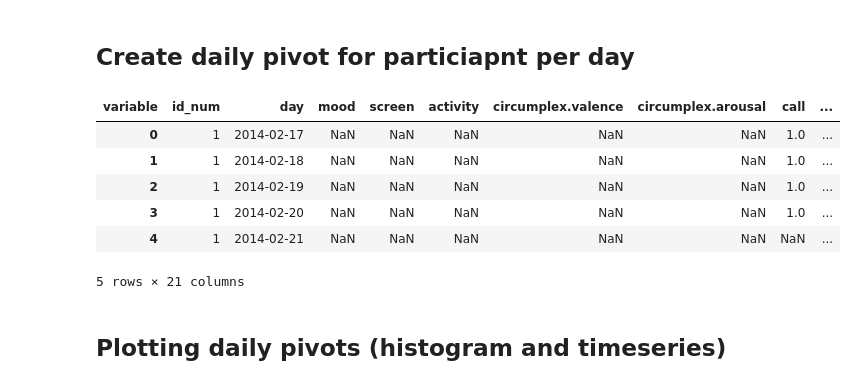
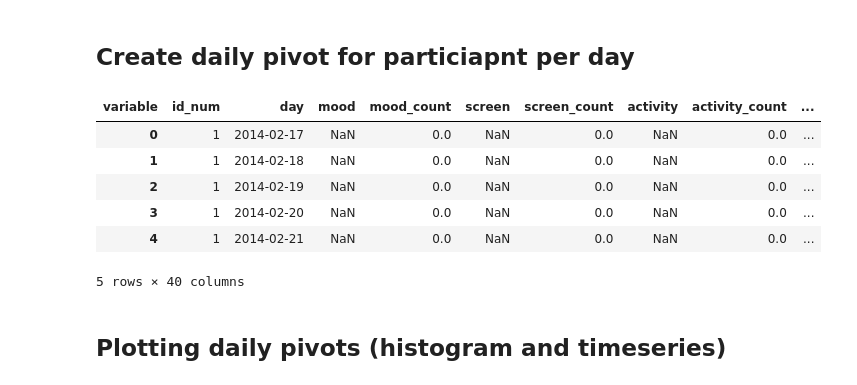
Before and after one commit to matushalak/DMT, a Jupyter notebook: analysis.ipynb, the cells around one changed output. Saved outputs shown, nothing was run; the diff lists cells and outputs as text; code cells hidden in the pictures.

Commit message:
added count data to the pivot table

```diff
--- a/analysis.ipynb
+++ b/analysis.ipynb
@@ -213,7 +215,7 @@ for person in df["id_num"].unique():
 ## Create daily pivot for particiapnt per day
 # %%
 
-def create_daily_pivot(df, participant="all", return_dict=False):
+def create_daily_pivot(df, participant="all", return_dict=False, counts=True):
     """
     Create a daily pivot table for a given participant or all participants or list of participants.
 
@@ -227,6 +229,7 @@ def create_daily_pivot(df, participant="all", return_dict=False):
         participant: Either "all" (to process all participants), a single participant id, or a list of participant ids.
         return_dict (bool): If True, returns a dictionary of pivot tables (keyed by participant).
                             Otherwise, returns a single DataFrame with 'id_num' and 'day' as columns.
+        counts (bool): If True, includes a count of the number of values for each variable per day.
 
     Returns:
         Either a dict mapping participant IDs to their daily pivot table or a combined DataFrame.
@@ -254,11 +257,43 @@ def create_daily_pivot(df, participant="all", return_dict=False):
     for part in participants:
         df_part = df_copy[df_copy["id_num"] == part].copy()
 
-        # Create a pivot table with day as index and variables as columns (aggregated by mean)
-        pivot = df_part.pivot_table(index="day",
+        # get a count of the number of values of variable per day
+        df_part["comprising_of"] = df_part.groupby(["day", "variable"])["value"].transform("count")
+
+        # select the mean aggregation columns, time values should be aggregated by sum
+        mean_agg = ["mood", "circumplex.valence", "circumplex.arousal", "activity"] # not sure about activity
+        sum_agg = [col for col in df_part["variable"].unique() if col not in mean_agg + ["id_num", "time", "day"]]
+
+        # Create a new DataFrame with the selected columns
+        df_part_sum = df_part[df_part["variable"].isin(sum_agg)].copy()
+
+
+
+        pivot_sum = df_part_sum.pivot_table(index="day",
+                                            columns="variable",
+                                            values="value",
+                                            aggfunc="sum")
+
+        df_part_mean = df_part[df_part["variable"].isin(mean_agg)].copy()
+        pivot_mean = df_part_mean.pivot_table(index="day",
+                                              columns="variable",
+                                              values="value",
+                                              aggfunc="mean")
+
+        # get the count of the number of values comprising the variable per day
+        pivot_count = df_part.pivot_table(index="day",
                                     columns="variable",
                                     values="value",
-                                    aggfunc="mean")
+                                    aggfunc="count")
+        #nans are 0
+        pivot_count = pivot_count.fillna(0)
+        pivot_count = pivot_count.add_suffix("_count")
+
+        # Combine the two pivot tables
+        pivot = pd.concat([pivot_sum, pivot_mean], axis=1)
+
+        if counts:
+            pivot = pd.concat([pivot, pivot_count], axis=1)
 
         # Create a complete date range from the earliest to the latest day for this participant
         full_range = pd.date_range(start=df_part["day"].min(), end=df_part["day"].max(), freq="D")
@@ -271,49 +306,54 @@ def create_daily_pivot(df, participant="all", return_dict=False):
 
         # reorder the columns
         desired_order = ["id_num", "day", "mood", "screen", "activity", "circumplex.valence", "circumplex.arousal", "call", "sms"]
+        if counts:
+            desired_order = ["id_num", "day", "mood", "mood_count", "screen", "screen_count", "activity", "activity_count", "circumplex.valence","circumplex.valence_count", "circumplex.arousal","circumplex.arousal_count", "call", "call_count", "sms", "sms_count"]
+
         other_columns = [p for p in pivot.columns if p not in desired_order]
         new_order = desired_order + other_columns
         pivot = pivot[new_order]
 
-
         # rearrange the columns to have the id_num, day, mood, screen, activity, circumplex.valence, circumplex.arousal then the rest
-
-
-
 
         if return_dict:
             pivot_dict[part] = pivot
         else:
             pivot_list.append(pivot)
 
     if return_dict:
         return pivot_dict
     else:
         # Concatenate the list of dataframes without setting a multi-index so that
         # both 'day' and 'id_num' remain as regular columns
         combined = pd.concat(pivot_list, ignore_index=True)
+        # sort by id_num and day
+        combined = combined.sort_values(by=["id_num", "day"])
+        # save the combined dataframe to a csv file
+        if not os.path.exists("tables/pivot_tables_daily"):
+            os.makedirs("tables/pivot_tables_daily")
+        combined.to_csv(f"tables/pivot_tables_daily/daily_pivot_table_{participant}.csv", index=False)
         return combined
 
 # For a single participant:
 single_pivot = create_daily_pivot(df, participant=1)
 single_pivot.describe()
 
 # For multiple participants combined into one DataFrame:
 combined_pivot = create_daily_pivot(df, participant="all", return_dict=False)
 
 # For a dictionary of separate pivot tables:
 pivot_dict = create_daily_pivot(df, participant=[1,2,3], return_dict=True)
 # print(pivot_dict.values())
 
 combined_pivot.head()
 # %% [output]
-| variable | id_num | day | mood | screen | activity | circumplex.valence | circumplex.arousal | call | ... |
-| 0 | 1 | 2014-02-17 | NaN | NaN | NaN | NaN | NaN | 1.0 | ... |
-| 1 | 1 | 2014-02-18 | NaN | NaN | NaN | NaN | NaN | 1.0 | ... |
-| 2 | 1 | 2014-02-19 | NaN | NaN | NaN | NaN | NaN | 1.0 | ... |
-| 3 | 1 | 2014-02-20 | NaN | NaN | NaN | NaN | NaN | 1.0 | ... |
-| 4 | 1 | 2014-02-21 | NaN | NaN | NaN | NaN | NaN | NaN | ... |
+| variable | id_num | day | mood | mood_count | screen | screen_count | activity | activity_count | ... |
+| 0 | 1 | 2014-02-17 | NaN | 0.0 | NaN | 0.0 | NaN | 0.0 | ... |
+| 1 | 1 | 2014-02-18 | NaN | 0.0 | NaN | 0.0 | NaN | 0.0 | ... |
+| 2 | 1 | 2014-02-19 | NaN | 0.0 | NaN | 0.0 | NaN | 0.0 | ... |
+| 3 | 1 | 2014-02-20 | NaN | 0.0 | NaN | 0.0 | NaN | 0.0 | ... |
+| 4 | 1 | 2014-02-21 | NaN | 0.0 | NaN | 0.0 | NaN | 0.0 | ... |
-5 rows × 21 columns
+5 rows × 40 columns
 # %% [markdown]
 ## Plotting daily pivots (histogram and timeseries)
 # %%
```
Also changed, not shown: parts of 8 cells of this notebook.
